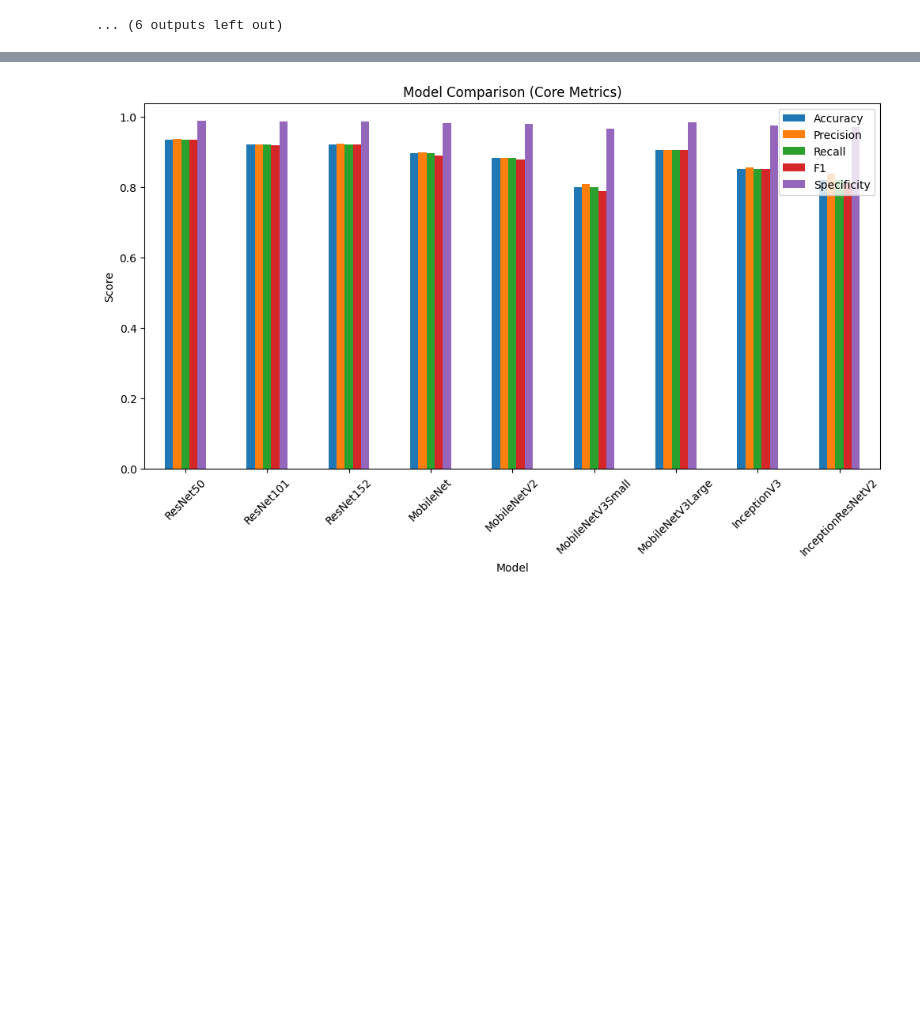
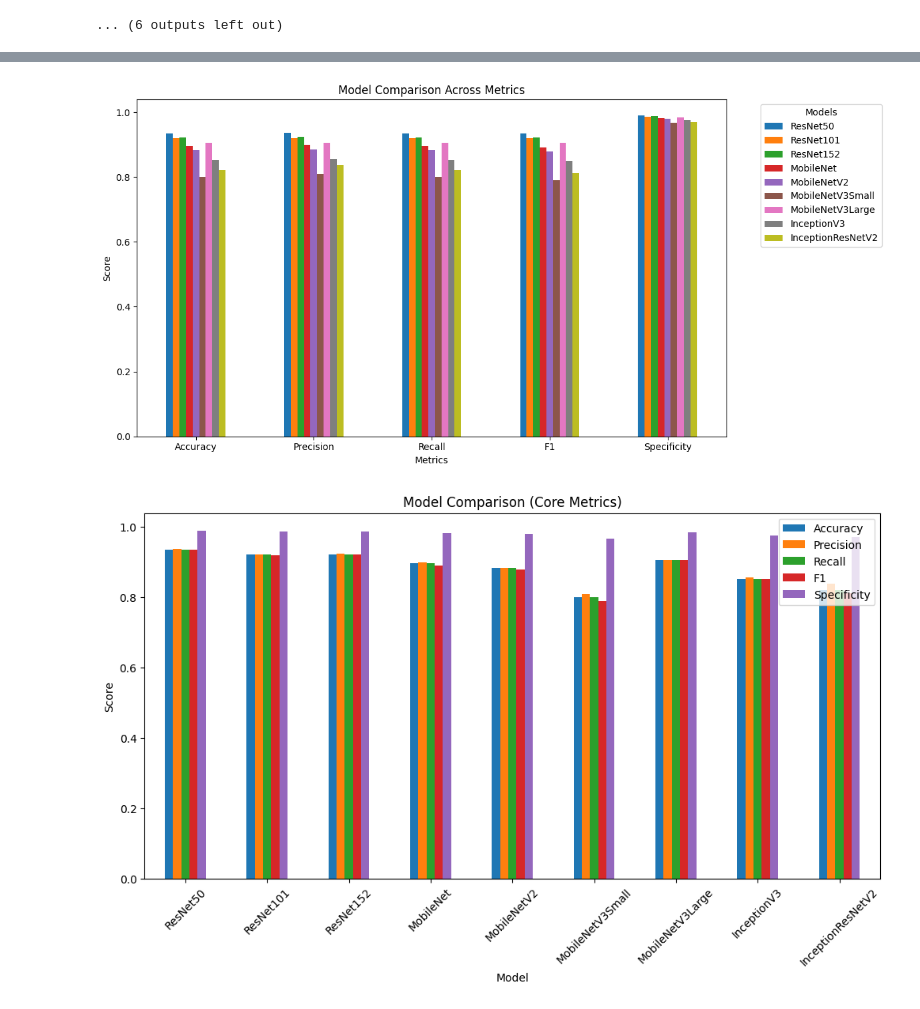
Before and after one commit to NupoorRaut/Deep-Learning, a Jupyter notebook: 05_TransferLearning_Cars.ipynb, the cells around one changed output, grey strips where cells are left out. Drawn from its saved outputs; the diff is of its cells as text; code cells hidden in the pictures; blank space fills up the shorter version.

Commit message:
Model Comparison updated

```diff
--- a/05_TransferLearning_Cars.ipynb
+++ b/05_TransferLearning_Cars.ipynb
@@ -361,0 +366,3 @@ df_results
+# %%
+df_results = pd.read_excel("/content/drive/MyDrive/Models/results05.xlsx")
+df_results
@@ -362 +380,20 @@ df_results
+# %%
+import matplotlib.pyplot as plt
+
+metrics = ["Accuracy", "Precision", "Recall", "F1", "Specificity"]
+
+# Transpose so metrics become x-axis and models become grouped bars
+df_plot = df_results.set_index("Model")[metrics].T
+
+df_plot.plot(kind='bar', figsize=(12,6))
+
+plt.title("Model Comparison Across Metrics")
+plt.xlabel("Metrics")
+plt.ylabel("Score")
+plt.xticks(rotation=0)
+plt.legend(title="Models", bbox_to_anchor=(1.05, 1), loc='upper left')
+plt.tight_layout()
+plt.show()
+# %% [output]
+[figure, added]
 # %%
```
Also changed, not shown: parts of 7 cells of this notebook.
